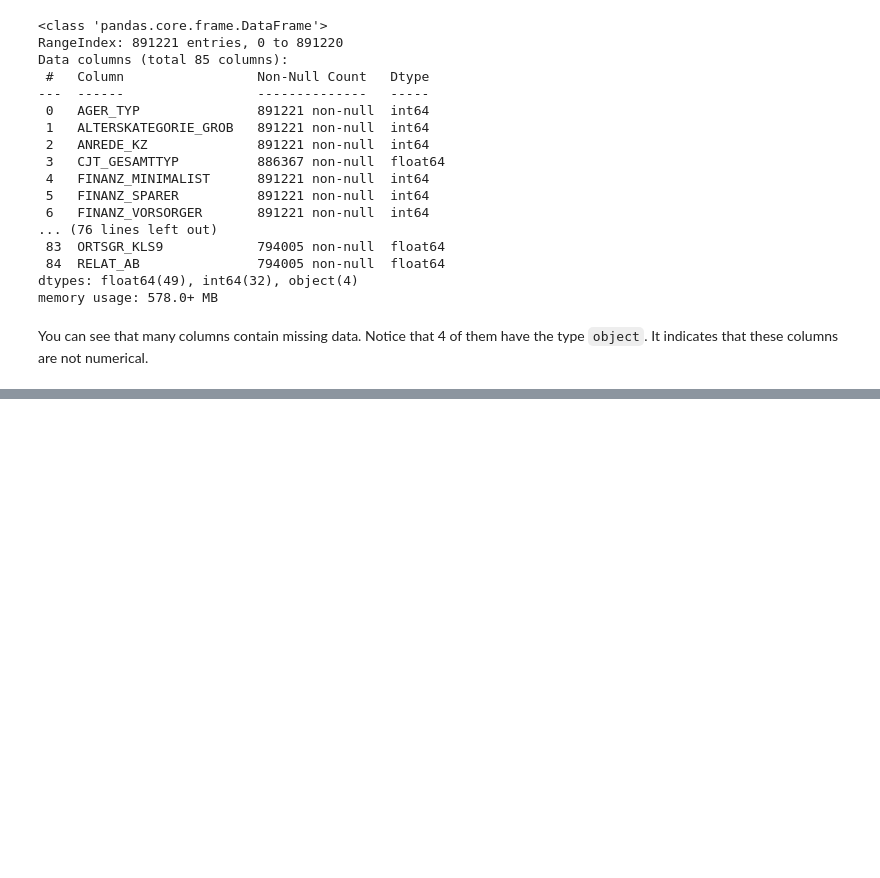
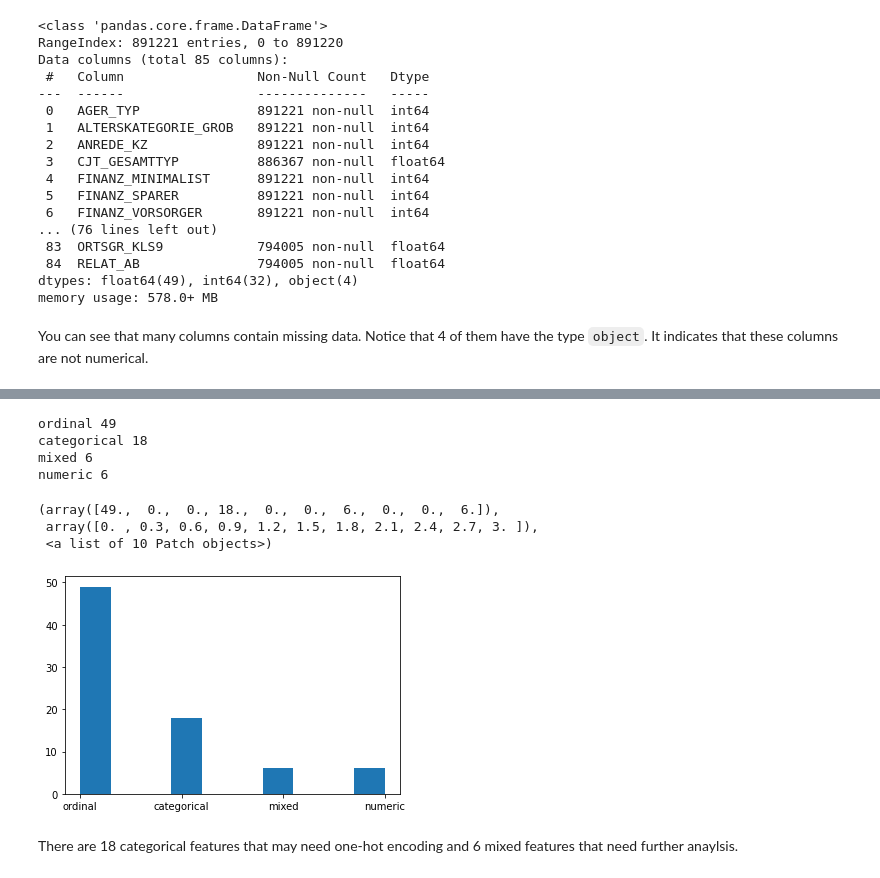
Before and after one commit to vicksam/customer-segments, a Jupyter notebook: customer_segments.ipynb, the cells around one changed output, grey strips where cells are left out. Saved outputs shown, nothing was run; the diff lists cells and outputs as text; code cells hidden in the pictures; blank space fills up the shorter version.

```diff
--- a/customer_segments.ipynb
+++ b/customer_segments.ipynb
@@ -97,0 +193,8 @@ You can see that many columns contain missing data. Notice that 4 of them have t
+# %%
+# Identify outlier features
+def get_outlier_features(dataset, threshold = 0.2):
+    missing = get_missing_column_counts(dataset)
+    return missing.loc[missing > threshold]
+
+# Print the list of outlier features
+print(get_outlier_features(azdias))
@@ -97,0 +213,10 @@ You can see that many columns contain missing data. Notice that 4 of them have t
+# %%
+# Store outlier features in a variable
+outlier_features = get_outlier_features(azdias)
+
+# Drop outlier features from the dataset
+def drop_outlier_features(dataset):
+    dataset.drop(outlier_features.index, axis = 1, inplace = True)
+
+# Actual drop
+drop_outlier_features(azdias)
@@ -97,0 +367,22 @@ You can see that many columns contain missing data. Notice that 4 of them have t
+# %%
+# Store a copy of reduced feat_info
+reduced_feat_info = feat_info.copy()
+for attribute in outlier_features.index:
+    reduced_feat_info = reduced_feat_info.loc[reduced_feat_info['attribute'] != attribute]
+
+# How many features are there of each data type?
+for x in reduced_feat_info['type'].unique():
+    print(x, sum(reduced_feat_info['type'] == x))
+
+plt.hist(reduced_feat_info['type'])
+# %% [output]
+ordinal 49
+categorical 18
+mixed 6
+numeric 6
+(array([49.,  0.,  0., 18.,  0.,  0.,  6.,  0.,  0.,  6.]),
+ array([0. , 0.3, 0.6, 0.9, 1.2, 1.5, 1.8, 2.1, 2.4, 2.7, 3. ]),
+ <a list of 10 Patch objects>)
+[figure, added]
+# %% [markdown]
+There are 18 categorical features that may need one-hot encoding and 6 mixed features that need further anaylsis.
```
Also changed, not shown: parts of 73 cells of this notebook, 1 other file.
